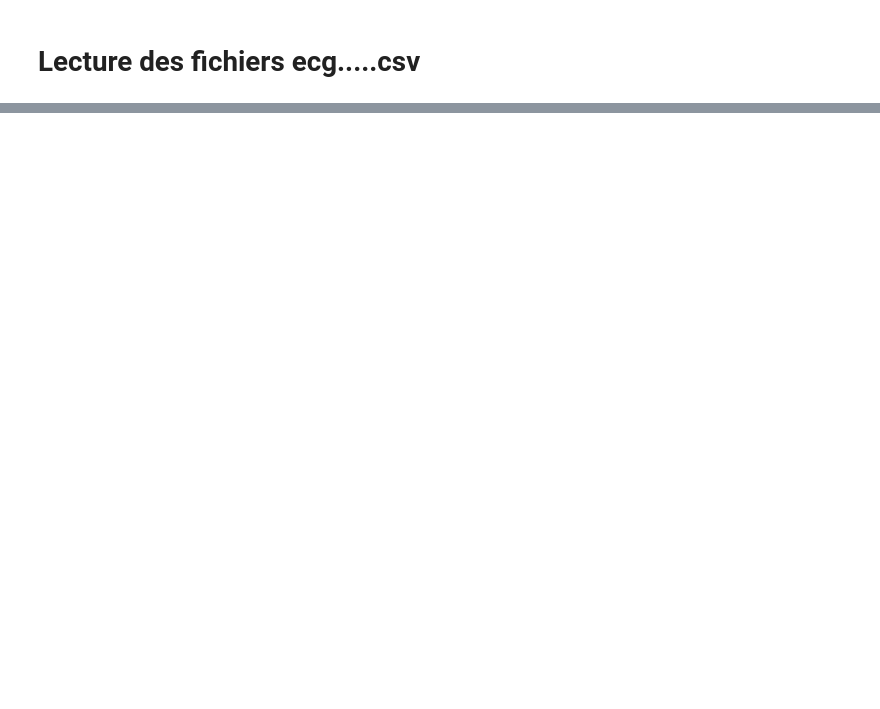
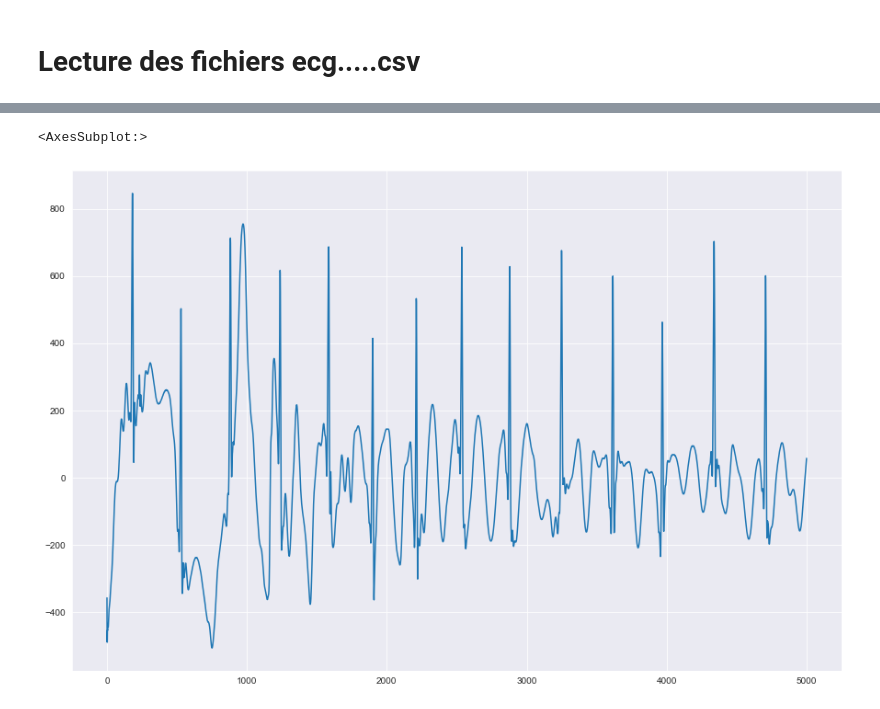
Before and after one commit to pbellot/Physio, a Jupyter notebook: explorationECG.ipynb, the cells around one changed output, grey strips where cells are left out. Cells and saved outputs as stored; diff of their text form; code cells hidden in the pictures; blank space fills up the shorter version.

```diff
--- a/explorationECG.ipynb
+++ b/explorationECG.ipynb
@@ -18,0 +24,5 @@ ecg.head()
+# %%
+ecg.iloc[0:5000]['dérivation'].plot(figsize=(15,10))
+# %% [output]
+<AxesSubplot:>
+[figure, added]
```
Also changed, not shown: parts of 16 cells of this notebook.
